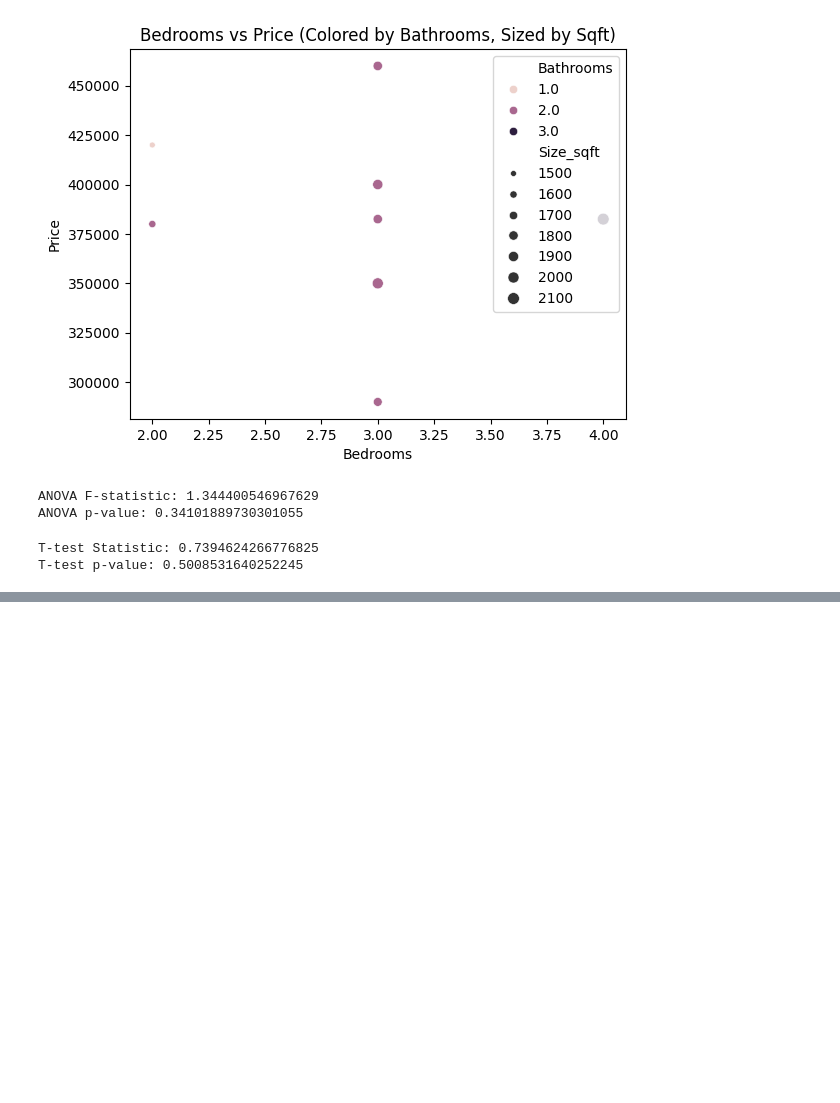
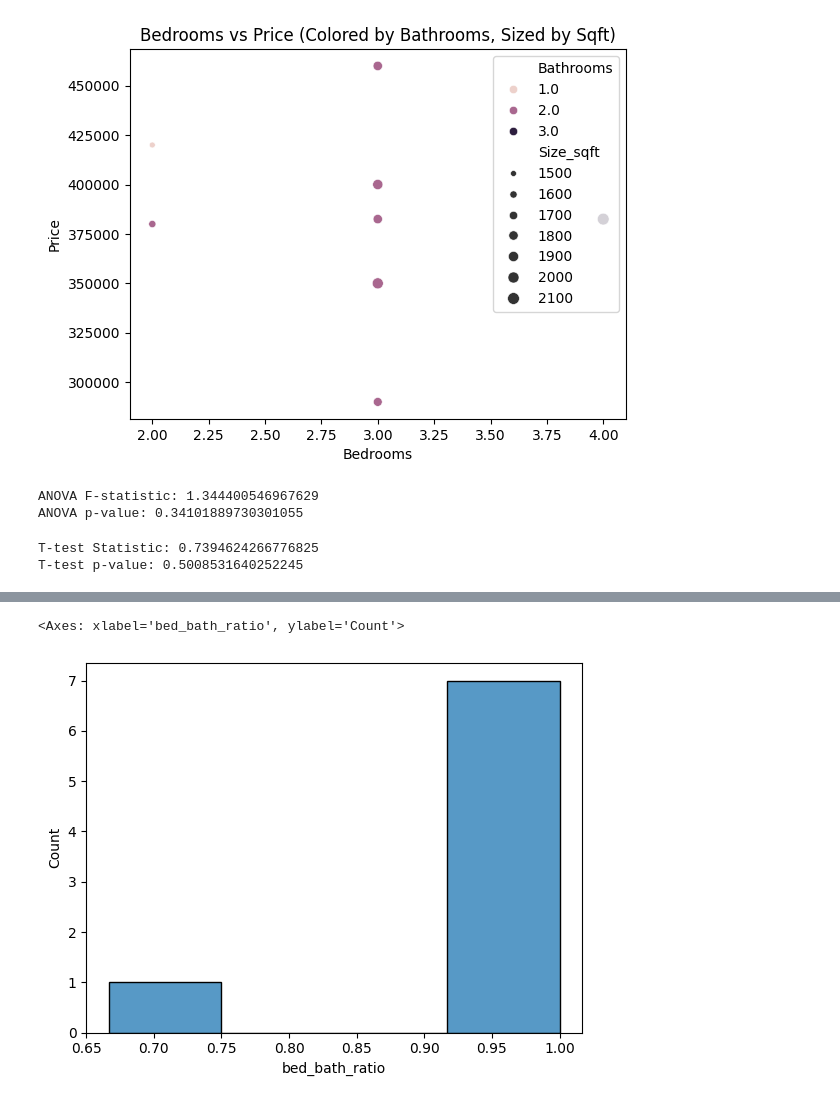
Before and after one commit to jamyooes/boredEDA, a Jupyter notebook: 1_analysis.ipynb, the cells around one changed output, grey strips where cells are left out. Drawn from its saved outputs; the diff is of its cells as text; code cells hidden in the pictures; blank space fills up the shorter version.

```diff
--- a/1_analysis.ipynb
+++ b/1_analysis.ipynb
@@ -245,8 +245,6 @@ min      165.714286
 75%      241.817308
 max      280.000000
 Name: Price_per_sqft, dtype: float64
-# %%
-df["Size_Category"] = df["Size_Category"]
 # %%
 sns.histplot(df["Price_per_sqft"], bins=5, kde=True)
 # %% [output]
@@ -313,3 +311,5 @@ print("T-test p-value:", p_value)
 # %% [output]
 T-test Statistic: 0.7394624266776825
 T-test p-value: 0.5008531640252245
+# %%
+df[["Size_sqft"]] = (df[["Size_sqft"]] - np.min(df[["Size_sqft"]])) / (np.max(df[["Size_sqft"]]) - np.min(df[["Size_sqft"]]))
@@ -315,0 +334,2 @@ T-test p-value: 0.5008531640252245
+# %%
+df["Price"] = (df["Price"] - np.min(df["Price"])) / (np.max(df["Price"]) - np.min(df["Price"]))
@@ -315,0 +372,2 @@ T-test p-value: 0.5008531640252245
+# %%
+df["bed_bath_ratio"] = df["Bedrooms"] / (df["Bathrooms"] + 1)
@@ -315,0 +392,5 @@ T-test p-value: 0.5008531640252245
+# %%
+sns.histplot(df, x = "bed_bath_ratio")
+# %% [output]
+<Axes: xlabel='bed_bath_ratio', ylabel='Count'>
+[figure, added]
```
Also changed, not shown: parts of 18 cells of this notebook.
